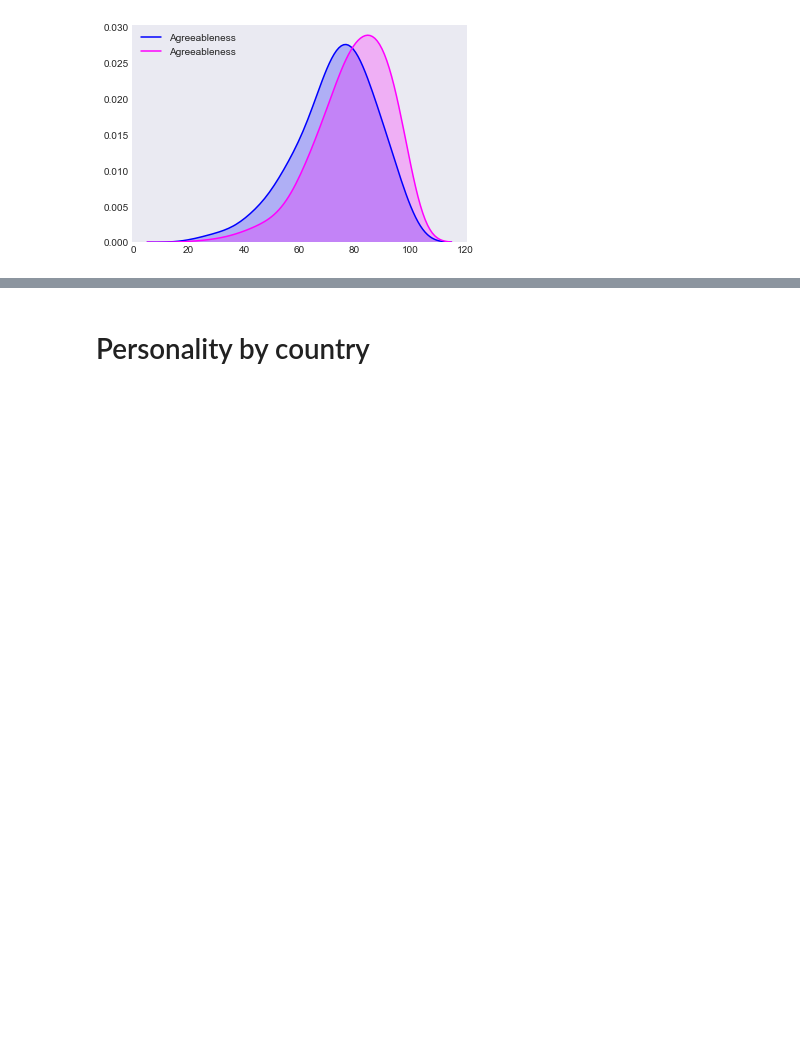
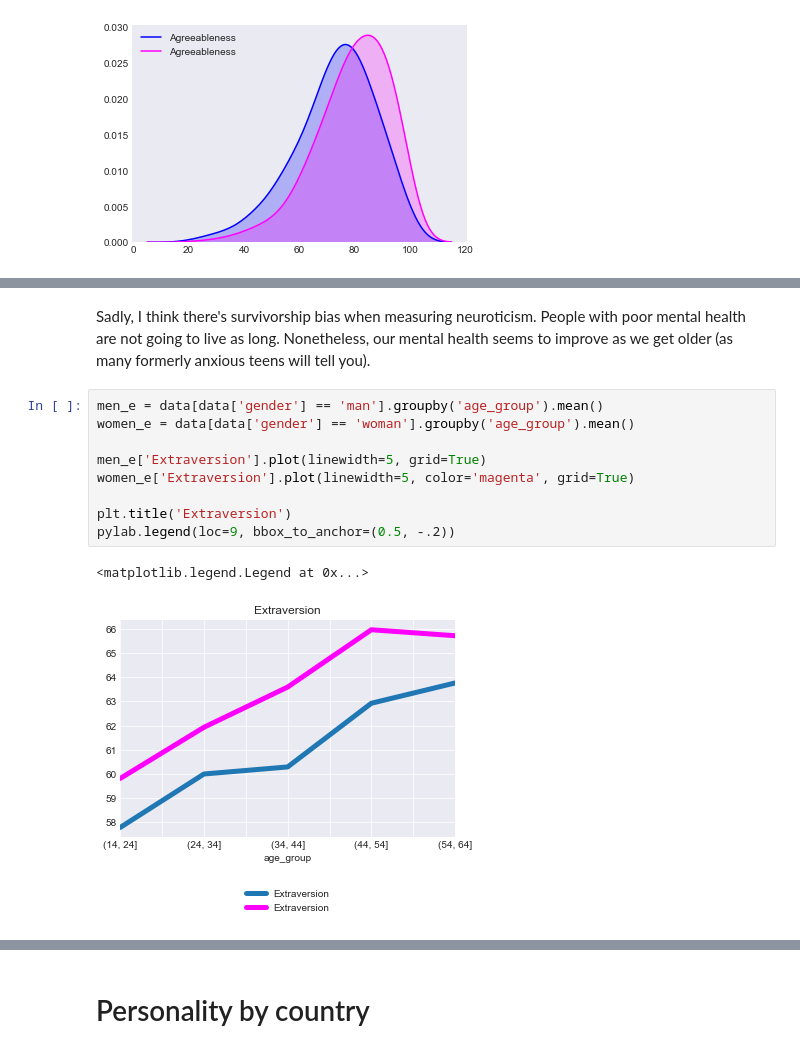
Before and after one commit to vincefav/big-five-age-and-gender, a Jupyter notebook: Big five - Age and gender.ipynb, the cells around one changed output, grey strips where cells are left out. Saved outputs shown, nothing was run; the diff lists cells and outputs as text; blank space fills up the shorter version.

```diff
--- a/Big five - Age and gender.ipynb
+++ b/Big five - Age and gender.ipynb
@@ -196,0 +195,14 @@ plt.title('Neuroticism')
+# %% [markdown]
+Sadly, I think there's survivorship bias when measuring neuroticism. People with poor mental health are not going to live as long. Nonetheless, our mental health seems to improve as we get older (as many formerly anxious teens will tell you).
+# %%
+men_e = data[data['gender'] == 'man'].groupby('age_group').mean()
+women_e = data[data['gender'] == 'woman'].groupby('age_group').mean()
+
+men_e['Extraversion'].plot(linewidth=5, grid=True)
+women_e['Extraversion'].plot(linewidth=5, color='magenta', grid=True)
+
+plt.title('Extraversion')
+pylab.legend(loc=9, bbox_to_anchor=(0.5, -.2))
+# %% [output]
+<matplotlib.legend.Legend at 0x...>
+[figure, added]
```
Also changed, not shown: parts of 13 cells of this notebook.
